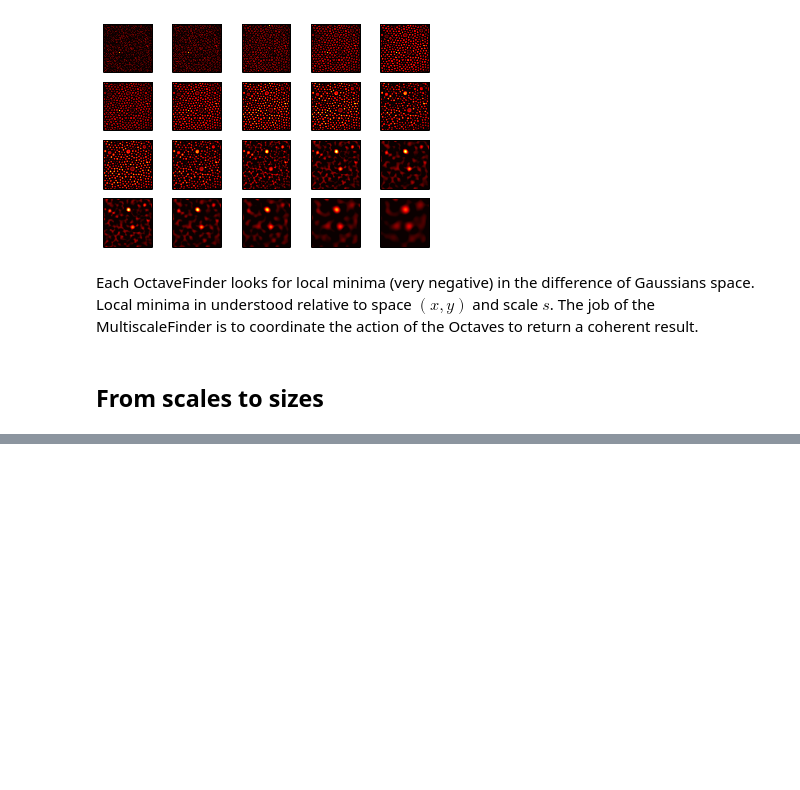
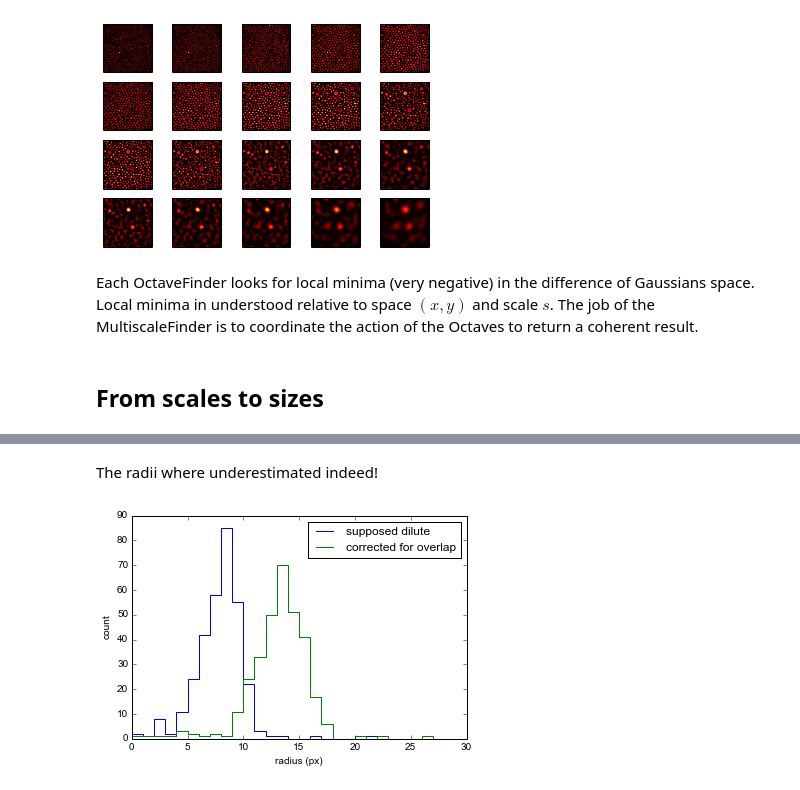
Before and after one commit to MathieuLeocmach/colloids, a Jupyter notebook: python/colloids/notebooks/Multiscale.ipynb, the cells around one changed output, grey strips where cells are left out. Cells and saved outputs as stored; diff of their text form; code cells hidden in the pictures; blank space fills up the shorter version.

```diff
--- a/python/colloids/notebooks/Multiscale.ipynb
+++ b/python/colloids/notebooks/Multiscale.ipynb
@@ -92,0 +142,11 @@ Then we have to find the couples of particles whoes spots probably overlap.
+# %% [markdown]
+The radii where underestimated indeed!
+# %%
+histR1, bins = np.histogram(radii1, bins=np.arange(30))
+plt.step(bins[:-1], histR0, label='supposed dilute');
+plt.step(bins[:-1], histR1, label='corrected for overlap');
+plt.xlabel('radius (px)');
+plt.ylabel('count');
+plt.legend(loc='upper right');
+# %% [output]
+[figure, added]
```
Also changed, not shown: parts of 22 cells of this notebook.
